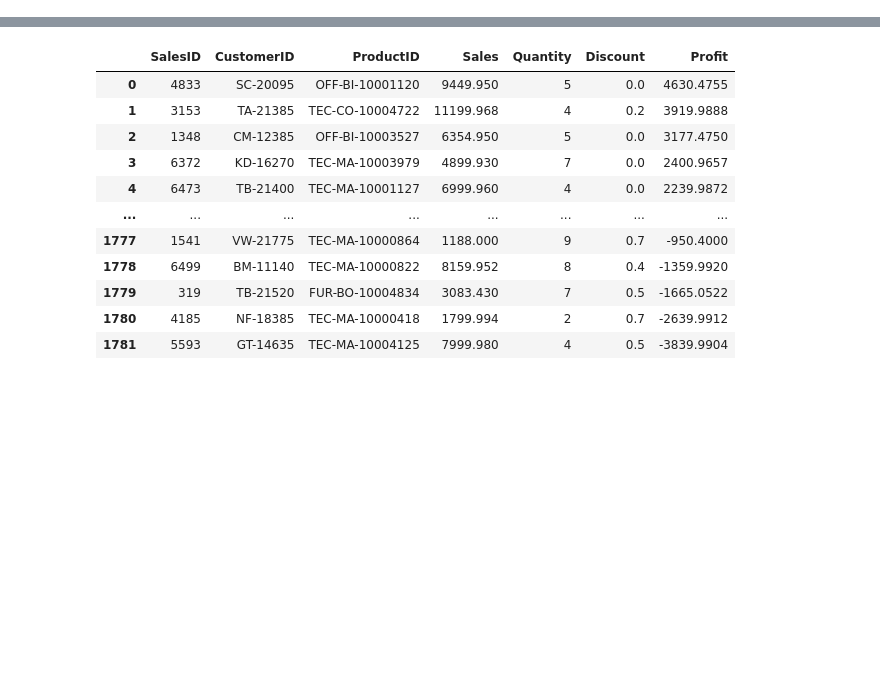
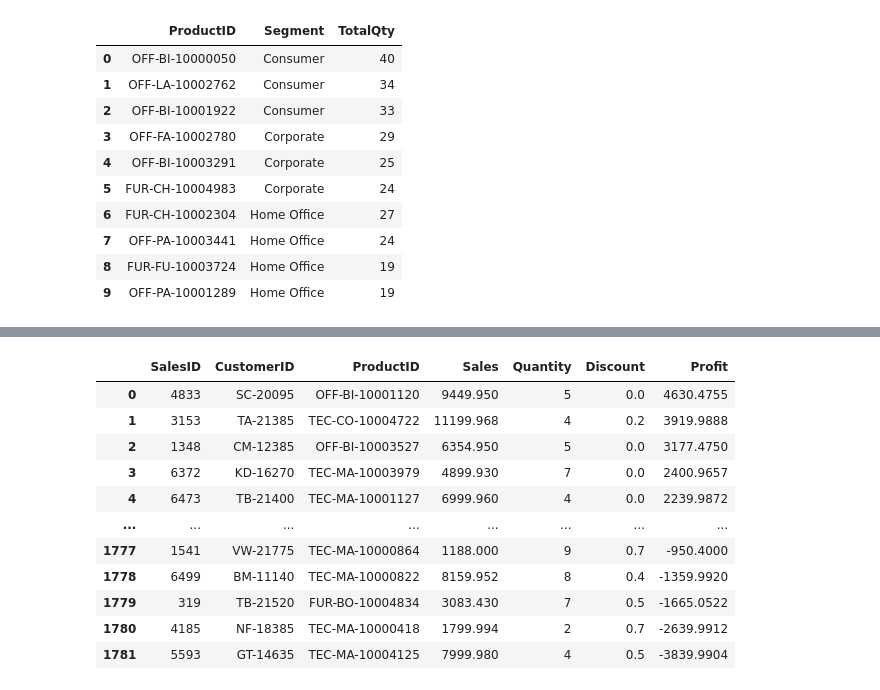
Before and after one commit to annaszcz/Project-5, a Jupyter notebook: project5_EDA.ipynb, the cells around one changed output, grey strips where cells are left out. Cells and saved outputs as stored; diff of their text form; code cells hidden in the pictures; blank space fills up the shorter version.

```diff
--- a/project5_EDA.ipynb
+++ b/project5_EDA.ipynb
@@ -6,0 +145,41 @@ connector = sqlite3.connect('/Users/annaszczepara/Desktop/Code Academy/Project 5
+# %%
+# What are the 3 best-seller products in each product segment? (Quantity-wise)
+
+pd.read_sql("""
+WITH RankedProducts AS (
+    SELECT
+        p.ProductID,
+        c.Segment,
+        SUM(s.Quantity) AS TotalQty,
+        RANK() OVER (PARTITION BY c.Segment ORDER BY SUM(s.Quantity) DESC) AS rnk
+    FROM
+        sales s
+    JOIN
+        customers c ON c.CustomerID = s.CustomerID
+    JOIN
+        Products p ON p.ProductID = s.ProductID
+    GROUP BY
+        p.ProductID, c.Segment
+)
+
+SELECT
+    ProductID,
+    Segment,
+    TotalQty
+FROM
+    RankedProducts
+WHERE
+    rnk <= 3;
+""", connector)
+# %% [output]
+|  | ProductID | Segment | TotalQty |
+| 0 | OFF-BI-10000050 | Consumer | 40 |
+| 1 | OFF-LA-10002762 | Consumer | 34 |
+| 2 | OFF-BI-10001922 | Consumer | 33 |
+| 3 | OFF-FA-10002780 | Corporate | 29 |
+| 4 | OFF-BI-10003291 | Corporate | 25 |
+| 5 | FUR-CH-10004983 | Corporate | 24 |
+| 6 | FUR-CH-10002304 | Home Office | 27 |
+| 7 | OFF-PA-10003441 | Home Office | 24 |
+| 8 | FUR-FU-10003724 | Home Office | 19 |
+| 9 | OFF-PA-10001289 | Home Office | 19 |
```
Also changed, not shown: parts of 8 cells of this notebook, 6 other files.
